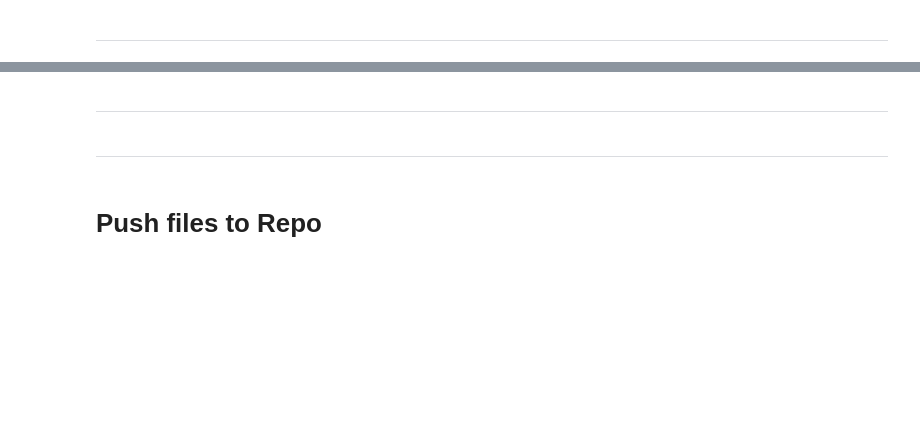
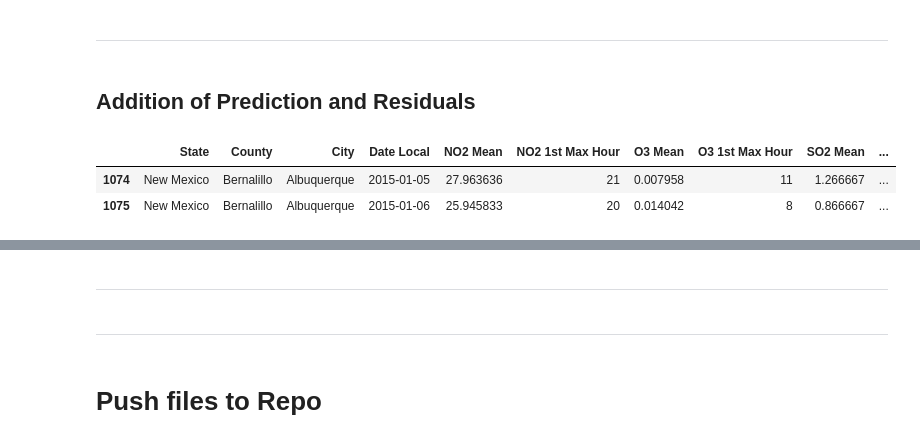
Before and after one commit to Sonya-J00/US_Air_Pollution_Team_2, a Jupyter notebook: jupyter_notebooks/ML.ipynb, the cells around one changed output, grey strips where cells are left out. Cells and saved outputs as stored; diff of their text form; code cells hidden in the pictures; blank space fills up the shorter version.

```diff
--- a/jupyter_notebooks/ML.ipynb
+++ b/jupyter_notebooks/ML.ipynb
@@ -343,2 +656,19 @@ print(
 # %% [markdown]
 ---
+# %% [markdown]
+## Addition of Prediction and Residuals
+# %%
+# Make a copy to keep the original test_df intact
+test_with_preds = test_df.copy()
+
+# Add model predictions
+test_with_preds["Predicted_AQI_7d_ahead"] = y_pred
+
+# Add residuals (actual - predicted)
+test_with_preds["Residual"] = test_with_preds["AQI_7d_ahead"] - test_with_preds["Predicted_AQI_7d_ahead"]
+
+test_with_preds.head(2)
+# %% [output]
+|  | State | County | City | Date Local | NO2 Mean | NO2 1st Max Hour | O3 Mean | O3 1st Max Hour | SO2 Mean | ... |
+| 1074 | New Mexico | Bernalillo | Albuquerque | 2015-01-05 | 27.963636 | 21 | 0.007958 | 11 | 1.266667 | ... |
+| 1075 | New Mexico | Bernalillo | Albuquerque | 2015-01-06 | 25.945833 | 20 | 0.014042 | 8 | 0.866667 | ... |
```
Also changed, not shown: parts of 24 cells of this notebook.
